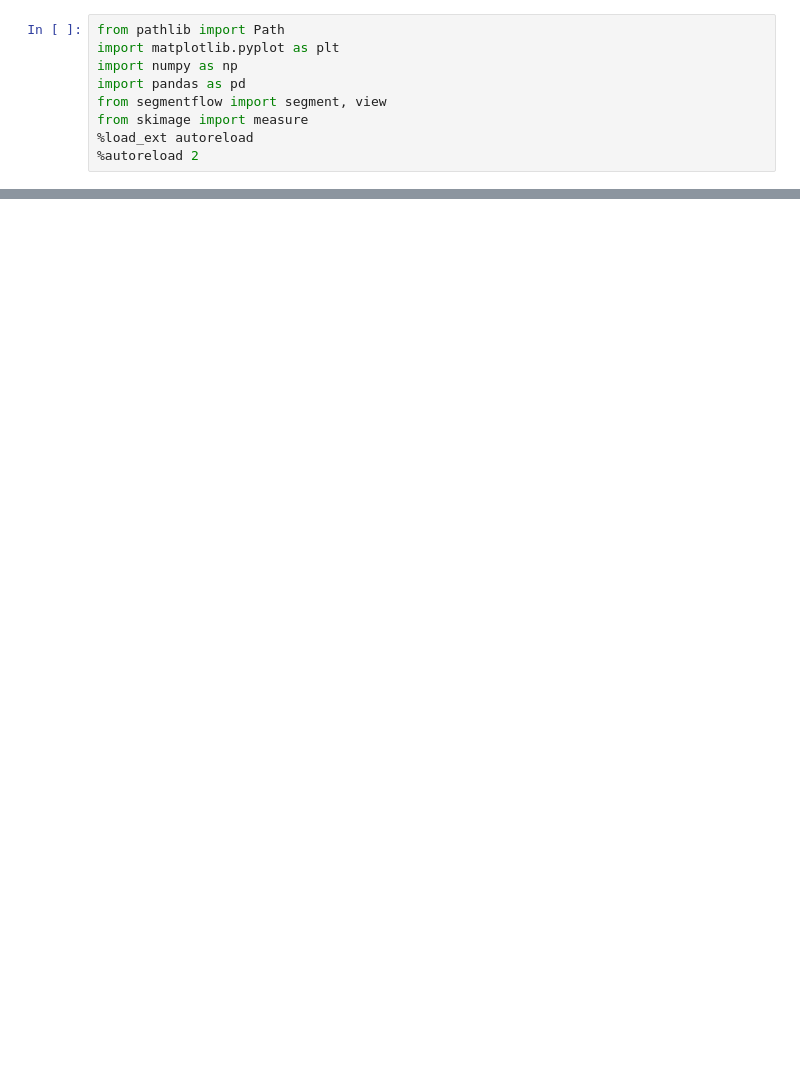
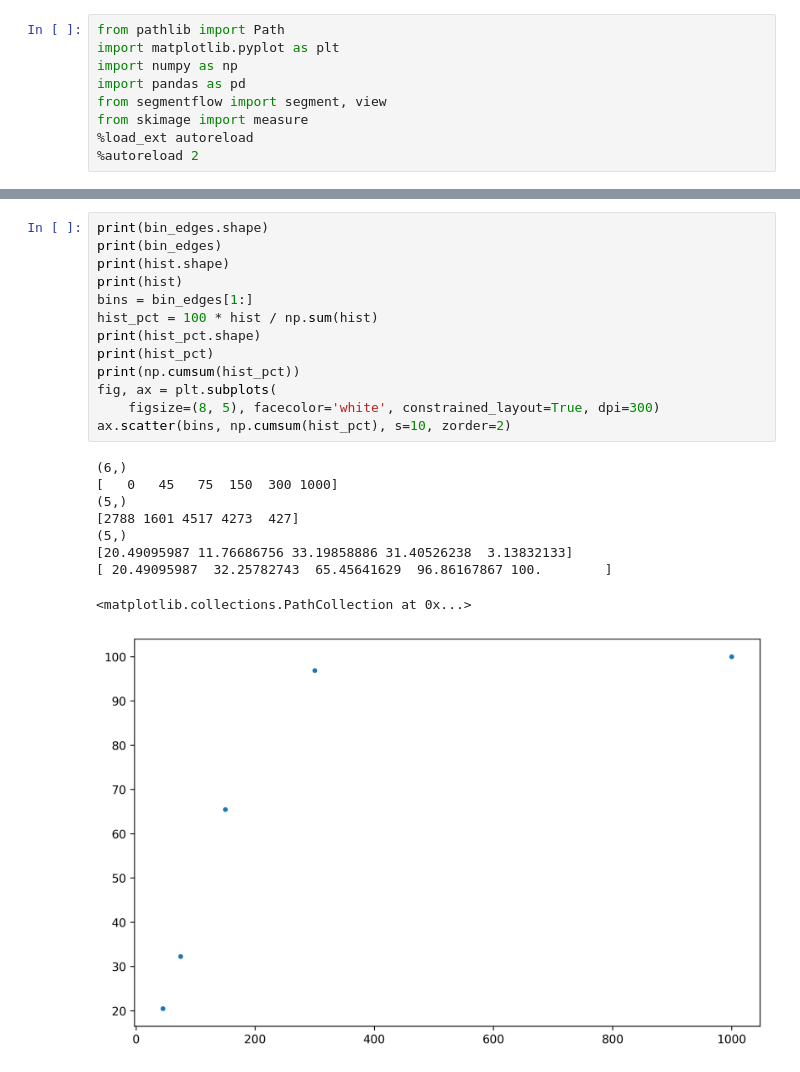
Before and after one commit to GusBusDraws/mhe-analysis, a Jupyter notebook: nbs/36-dev-labels-to-size.ipynb, the cells around one changed output, grey strips where cells are left out. Drawn from its saved outputs; the diff is of its cells as text; blank space fills up the shorter version.

```diff
--- a/nbs/36-dev-labels-to-size.ipynb
+++ b/nbs/36-dev-labels-to-size.ipynb
@@ -73,0 +132,23 @@ def grading_curve(hist, diameter_bins):
+# %%
+print(bin_edges.shape)
+print(bin_edges)
+print(hist.shape)
+print(hist)
+bins = bin_edges[1:]
+hist_pct = 100 * hist / np.sum(hist)
+print(hist_pct.shape)
+print(hist_pct)
+print(np.cumsum(hist_pct))
+fig, ax = plt.subplots(
+    figsize=(8, 5), facecolor='white', constrained_layout=True, dpi=300)
+ax.scatter(bins, np.cumsum(hist_pct), s=10, zorder=2)
+# %% [output]
+(6,)
+[   0   45   75  150  300 1000]
+(5,)
+[2788 1601 4517 4273  427]
+(5,)
+[20.49095987 11.76686756 33.19858886 31.40526238  3.13832133]
+[ 20.49095987  32.25782743  65.45641629  96.86167867 100.        ]
+<matplotlib.collections.PathCollection at 0x...>
+[figure, added]
```
Also changed, not shown: parts of 5 cells of this notebook.
